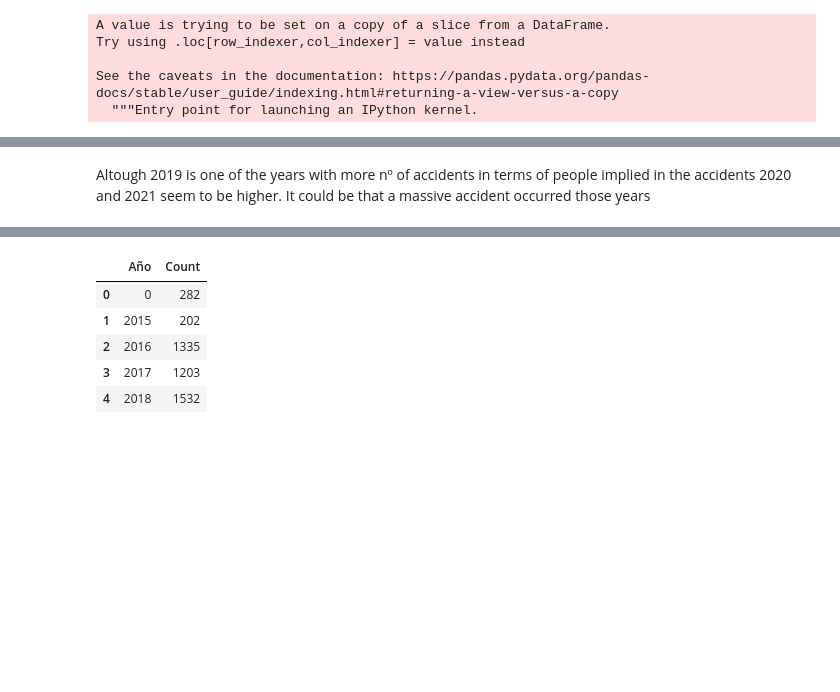
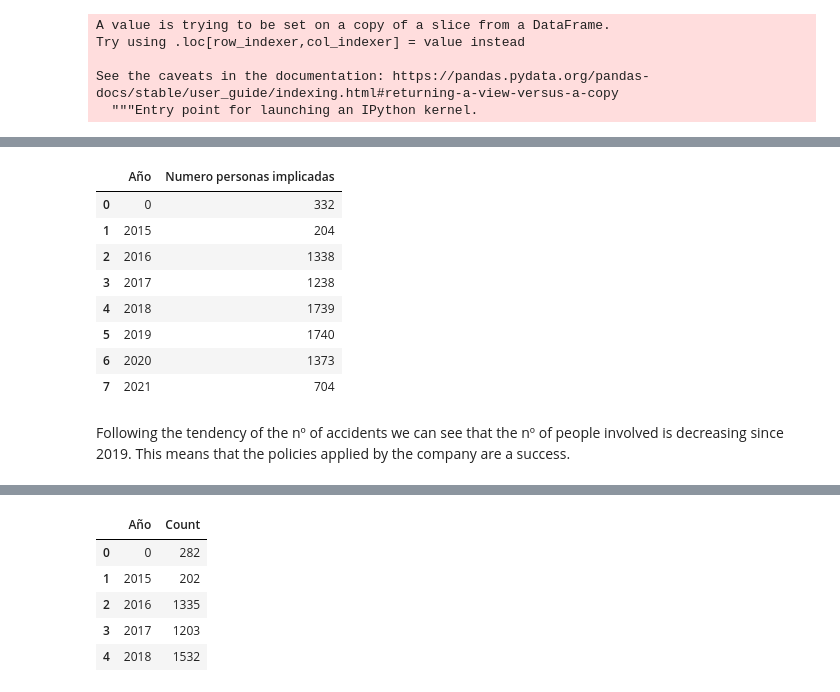
Before and after one commit to sarasabino/Accident_Rate_Project, a Jupyter notebook: Src/Notebooks/01_Exploratorio_datos.ipynb, the cells around one changed output, grey strips where cells are left out. Cells and saved outputs as stored; diff of their text form; code cells hidden in the pictures; blank space fills up the shorter version.

```diff
--- a/Src/Notebooks/01_Exploratorio_datos.ipynb
+++ b/Src/Notebooks/01_Exploratorio_datos.ipynb
@@ -180,10 +185,22 @@ people_involved.sort_values('Numero personas implicadas', ascending=False)
 | 0 | 0 | 332 |
 | 1 | 2015 | 204 |
+# %%
+people_involved
+# %% [output]
+|  | Año | Numero personas implicadas |
+| 0 | 0 | 332 |
+| 1 | 2015 | 204 |
+| 2 | 2016 | 1338 |
+| 3 | 2017 | 1238 |
+| 4 | 2018 | 1739 |
+| 5 | 2019 | 1740 |
+| 6 | 2020 | 1373 |
+| 7 | 2021 | 704 |
 # %%
 x = people_involved['Año'].astype(str)
 y = people_involved['Numero personas implicadas']
-# %% [markdown]
-Altough 2019 is one of the years with more nº of accidents in terms of people implied in the accidents 2020 and 2021 seem to be higher. It could be that a massive accident occurred those years
+# %% [markdown]
+Following the tendency of the nº of accidents we can see that the nº of people involved is decreasing since 2019. This means that the policies applied by the company are a success.
 # %%
 plt.plot(x,y)
 plt.title('Nº of people involved in accidents over the years')
```
Also changed, not shown: parts of 23 cells of this notebook.
